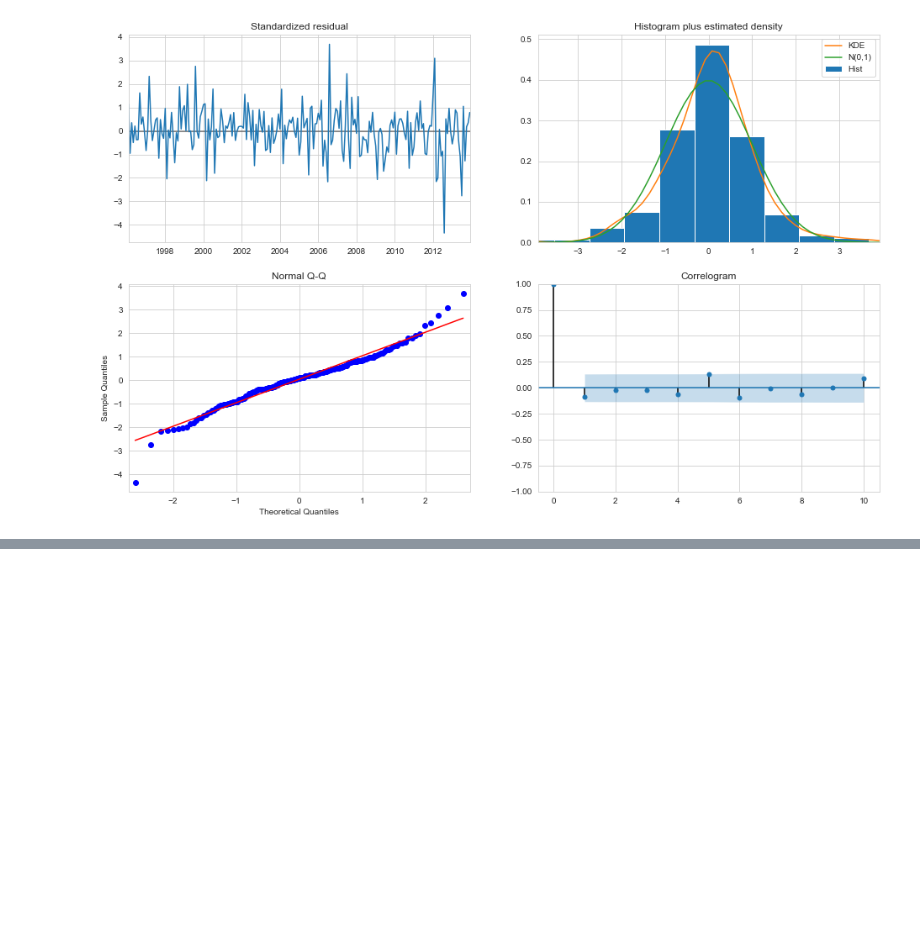
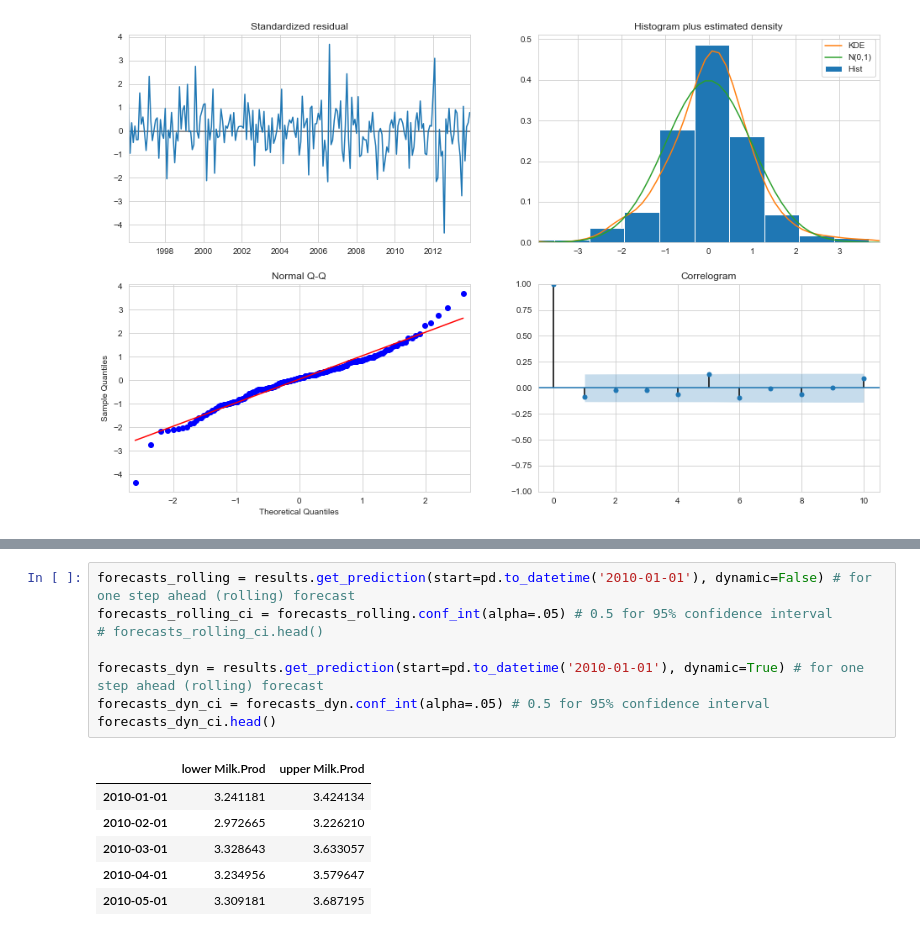
Before and after one commit to sid83/TS_Forecasting, a Jupyter notebook: TimeSeriesForcasting_SARIMAmodel_Python.ipynb, the cells around one changed output, grey strips where cells are left out. Drawn from its saved outputs; the diff is of its cells as text; blank space fills up the shorter version.

```diff
--- a/TimeSeriesForcasting_SARIMAmodel_Python.ipynb
+++ b/TimeSeriesForcasting_SARIMAmodel_Python.ipynb
@@ -254,0 +241,15 @@ plt.show()
+# %%
+forecasts_rolling = results.get_prediction(start=pd.to_datetime('2010-01-01'), dynamic=False) # for one step ahead (rolling) forecast
+forecasts_rolling_ci = forecasts_rolling.conf_int(alpha=.05) # 0.5 for 95% confidence interval
+# forecasts_rolling_ci.head()
+
+forecasts_dyn = results.get_prediction(start=pd.to_datetime('2010-01-01'), dynamic=True) # for one step ahead (rolling) forecast
+forecasts_dyn_ci = forecasts_dyn.conf_int(alpha=.05) # 0.5 for 95% confidence interval
+forecasts_dyn_ci.head()
+# %% [output]
+|  | lower Milk.Prod | upper Milk.Prod |
+| 2010-01-01 | 3.241181 | 3.424134 |
+| 2010-02-01 | 2.972665 | 3.226210 |
+| 2010-03-01 | 3.328643 | 3.633057 |
+| 2010-04-01 | 3.234956 | 3.579647 |
+| 2010-05-01 | 3.309181 | 3.687195 |
```
Also changed, not shown: parts of 11 cells of this notebook, 1 other file.
